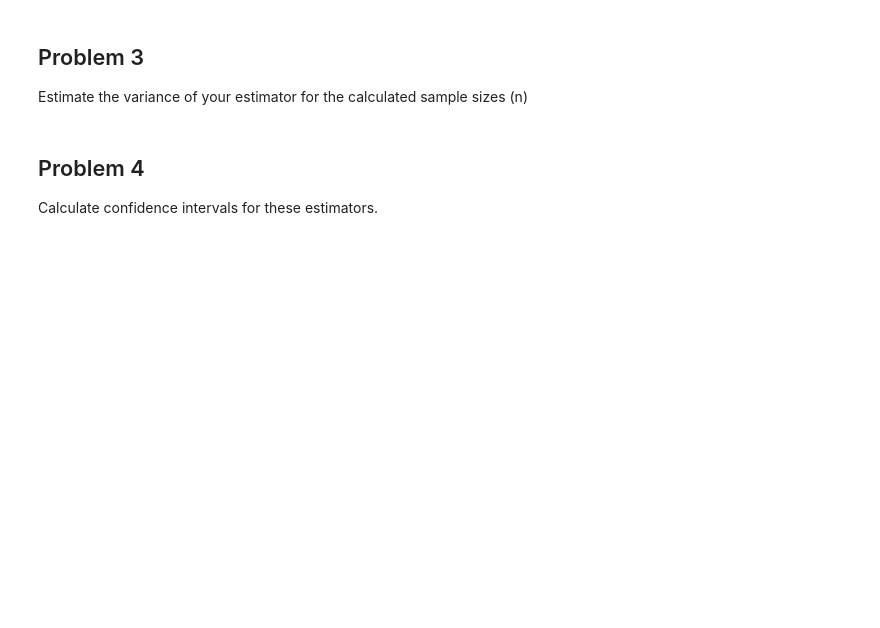
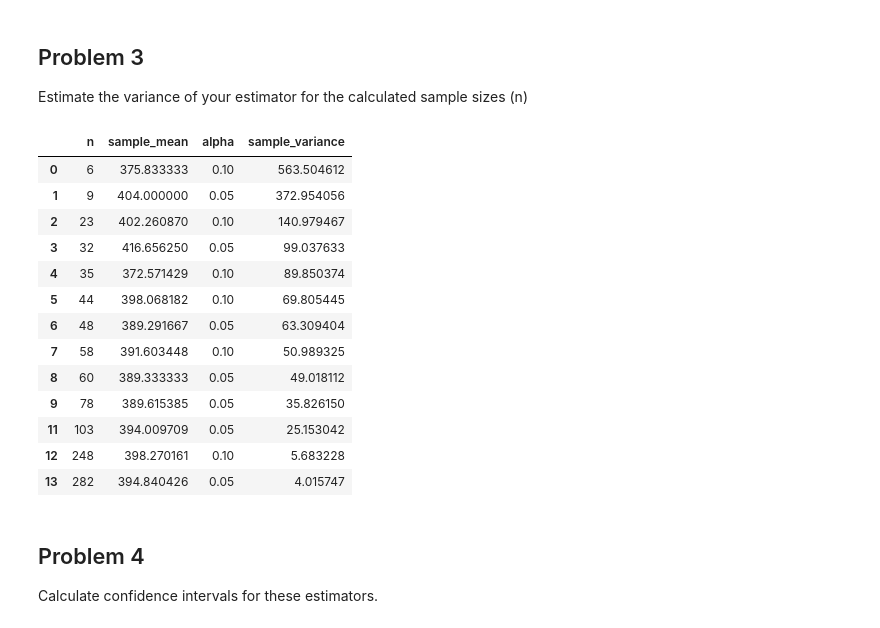
Before and after one commit to abachhu/stat440_project, a Jupyter notebook: stat440_notebook.ipynb, the cells around one changed output. Saved outputs shown, nothing was run; the diff lists cells and outputs as text; code cells hidden in the pictures; blank space fills up the shorter version.

```diff
--- a/stat440_notebook.ipynb
+++ b/stat440_notebook.ipynb
@@ -150,7 +150,31 @@ estimates_df
 ## Problem 3
 Estimate the variance of your estimator for the calculated sample sizes (n)
 # %%
-# add a column called 'sample_variance' to the estimates_df above thanks
+N = 421
+sigma_sq = 3429.91
+var_est = []
+
+for n in estimates_df['n']:
+    var_formula = ((N-n)/N) * (sigma_sq/n)
+    var_est.append(var_formula)
+
+estimates_df['sample_variance'] = var_est
+display(estimates_df)
+# %% [output]
+|  | n | sample_mean | alpha | sample_variance |
+| 0 | 6 | 375.833333 | 0.10 | 563.504612 |
+| 1 | 9 | 404.000000 | 0.05 | 372.954056 |
+| 2 | 23 | 402.260870 | 0.10 | 140.979467 |
+| 3 | 32 | 416.656250 | 0.05 | 99.037633 |
+| 4 | 35 | 372.571429 | 0.10 | 89.850374 |
+| 5 | 44 | 398.068182 | 0.10 | 69.805445 |
+| 6 | 48 | 389.291667 | 0.05 | 63.309404 |
+| 7 | 58 | 391.603448 | 0.10 | 50.989325 |
+| 8 | 60 | 389.333333 | 0.05 | 49.018112 |
+| 9 | 78 | 389.615385 | 0.05 | 35.826150 |
+| 11 | 103 | 394.009709 | 0.05 | 25.153042 |
+| 12 | 248 | 398.270161 | 0.10 | 5.683228 |
+| 13 | 282 | 394.840426 | 0.05 | 4.015747 |
 # %% [markdown]
 ## Problem 4
 Calculate confidence intervals for these estimators.
```
Also changed, not shown: parts of 2 cells of this notebook.
